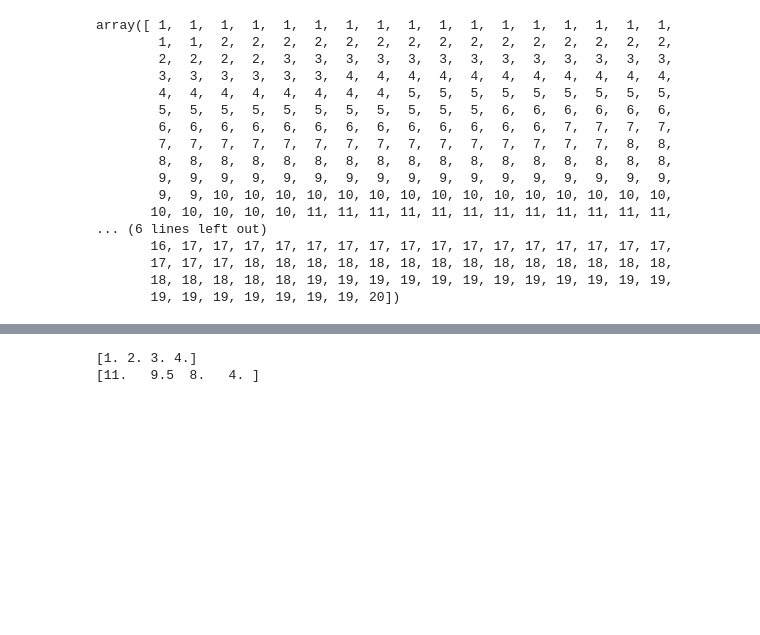
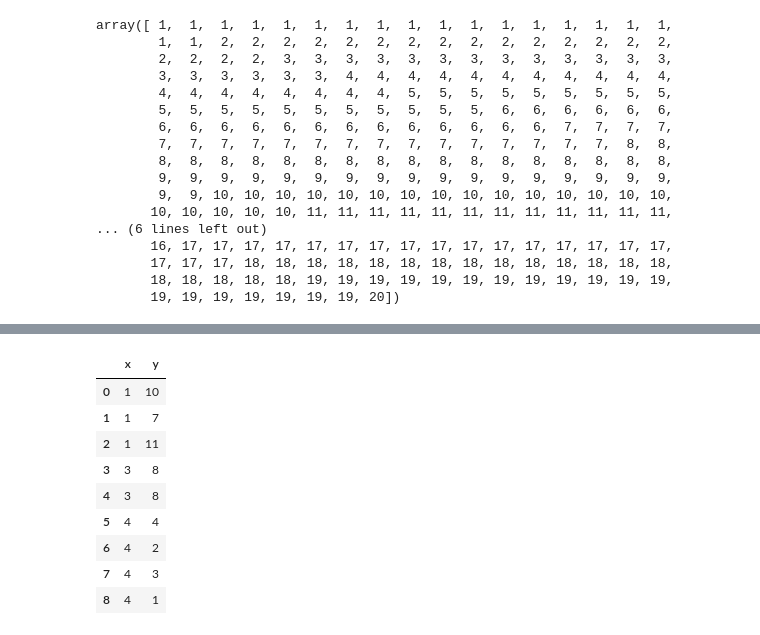
Before and after one commit to parrt/stratx, a Jupyter notebook: notebooks/playground.ipynb, the cells around one changed output, grey strips where cells are left out. Saved outputs shown, nothing was run; the diff lists cells and outputs as text; code cells hidden in the pictures; blank space fills up the shorter version.

```diff
--- a/notebooks/playground.ipynb
+++ b/notebooks/playground.ipynb
@@ -617,10 +668,16 @@ array([ 1,  1,  1,  1,  1,  1,  1,  1,  1,  1,  1,  1,  1,  1,  1,  1,  1,
 # %%
-X = [1,1,1,   3,3, 4,4,4,4]
-y = [10,7,11, 8,8, 1,2,3,4]
-bins = np.linspace(1,4,num=4)
-I = np.interp(bins, X, y)
-print(bins)
-print(I)
+df = pd.DataFrame(columns=['x','y'])
+df['x'] = np.array([1,1,1,   3,3, 4,4,4,4])
+df['y'] = np.array([10,7,11, 8,8, 4,2,3,1])
+df
 # %% [output]
-[1. 2. 3. 4.]
-[11.   9.5  8.   4. ]
+|  | x | y |
+| 0 | 1 | 10 |
+| 1 | 1 | 7 |
+| 2 | 1 | 11 |
+| 3 | 3 | 8 |
+| 4 | 3 | 8 |
+| 5 | 4 | 4 |
+| 6 | 4 | 2 |
+| 7 | 4 | 3 |
+| 8 | 4 | 1 |
```
Also changed, not shown: parts of 7 cells of this notebook, 1 other file.
